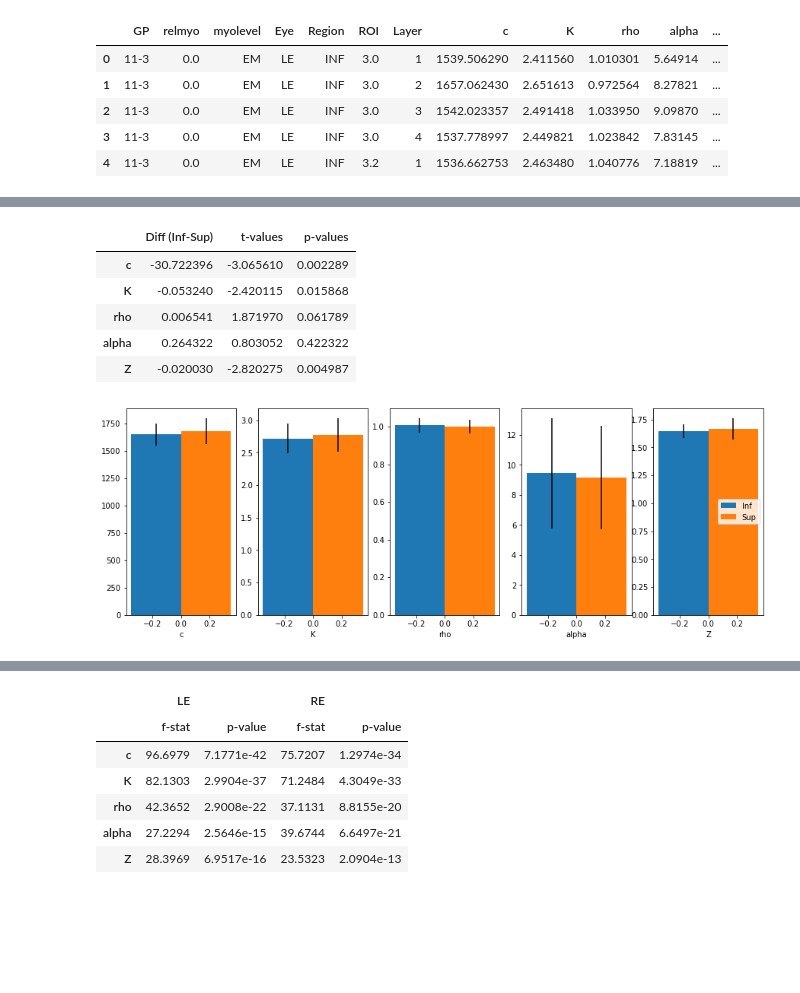
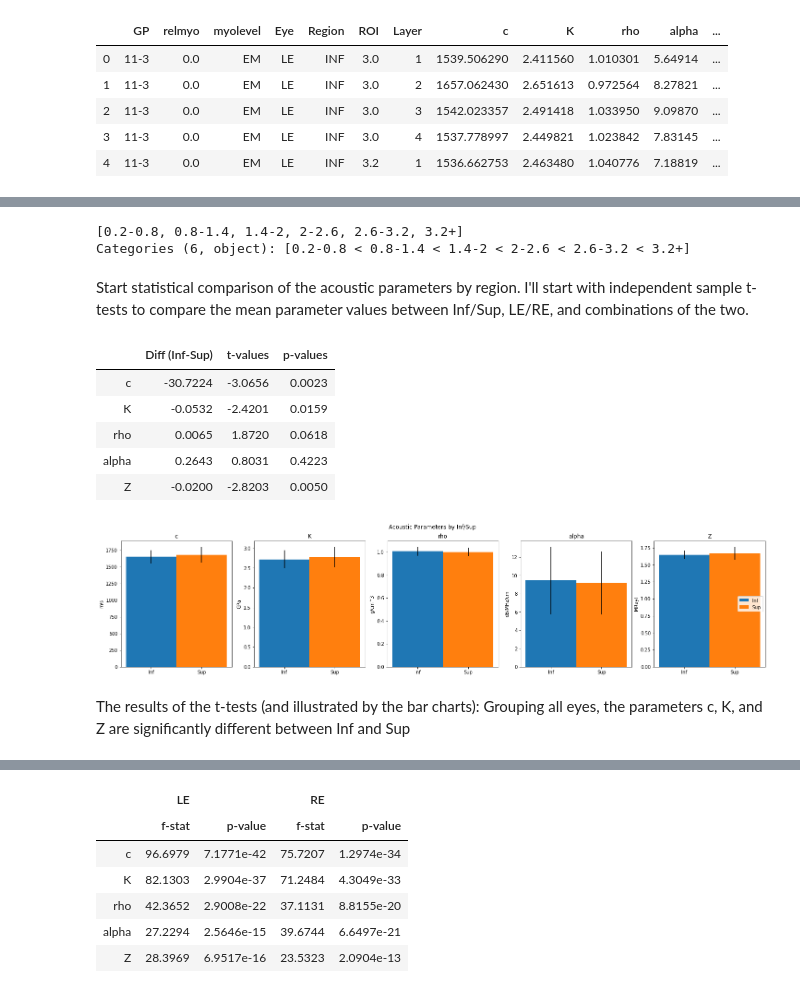
Before and after one commit to cameronhoerig/Riverside, a Jupyter notebook: SAM_Layering/QAM_Only_Hoang_Spreadsheet/QAM_Results_All_Eyes.ipynb, the cells around one changed output, grey strips where cells are left out. Cells and saved outputs as stored; diff of their text form; code cells hidden in the pictures; blank space fills up the shorter version.

```diff
--- a/SAM_Layering/QAM_Only_Hoang_Spreadsheet/QAM_Results_All_Eyes.ipynb
+++ b/SAM_Layering/QAM_Only_Hoang_Spreadsheet/QAM_Results_All_Eyes.ipynb
@@ -107,44 +113,62 @@ re_data.groupby('roi_bin').mean().plot.line(y='Z',ax=ax,color='red',label='RE')
+# %%
+le_count['roi_bin'].values
+# %% [output]
+[0.2-0.8, 0.8-1.4, 1.4-2, 2-2.6, 2.6-3.2, 3.2+]
+Categories (6, object): [0.2-0.8 < 0.8-1.4 < 1.4-2 < 2-2.6 < 2.6-3.2 < 3.2+]
+# %% [markdown]
+Start statistical comparison of the acoustic parameters by region. I'll start with independent sample t-tests to compare the mean parameter values between Inf/Sup, LE/RE, and combinations of the two.
 # %%
 # Start comparing the parameter values. First, Inf vs Sup
 param_list = ['c','K','rho','alpha','Z'] # List of parameters for comparison
+units_list = ['m/s','GPa','g/cm^3','dB/MHz/cm','MRayl']
 num_param = len(param_list)
 
-this_fig,this_ax = plt.subplots(1,num_param,figsize=((3*num_param),5))
+this_fig,this_ax = plt.subplots(1,num_param,figsize=((5*num_param),5))
 this_ax = this_ax.ravel()
 
 # First, for all eyes, compare parameters in Inf vs Sup
 inf_data = in_data[in_data['Region'] == 'INF']
 sup_data = in_data[in_data['Region'] == 'SUP']
 
 param_diff = np.zeros((num_param,3)) # column 1 is mean diff, column 2 is t-values, column 3 is p-values
 
 for pp in range(num_param):
     this_param = param_list[pp]
     this_t, this_p = scipy.stats.ttest_ind(inf_data[this_param],sup_data[this_param])
     this_diff = inf_data[this_param].mean() - sup_data[this_param].mean()
     param_diff[pp,:] = [this_diff,this_t,this_p]
 
     p_x = [this_param, this_param]
     p_y = [inf_data[this_param].mean(), sup_data[this_param].mean()]
     p_err = [inf_data[this_param].std(), sup_data[this_param].std()]
 
     b_width = 0.35
     this_ax[pp].bar(x=-b_width/2,height=p_y[0],width=b_width,label='Inf',yerr=p_err[0],color='tab:blue')
     this_ax[pp].bar(x=+b_width/2,height=p_y[1],width=b_width,label='Sup',yerr=p_err[1],color='tab:orange')
-    this_ax[pp].set_xlabel(this_param)
+    this_ax[pp].set_title(this_param)
+    this_ax[pp].set_ylabel(units_list[pp])
+    this_ax[pp].set_xticks([-b_width/2,b_width/2])
+    this_ax[pp].set_xticklabels(['Inf','Sup'])
 
 this_ax[-1].legend(loc='center right')
+this_fig.suptitle('Acoustic Parameters by Inf/Sup')
+
+this_fig.savefig(r'.\inf_sup_comp.png',dpi=150)
+
 # Create a DataFrame from the t-test results
 this_df = pd.DataFrame(param_diff,columns=['Diff (Inf-Sup)','t-values','p-values'],index=param_list)
 display(this_df)
 # %% [output]
 |  | Diff (Inf-Sup) | t-values | p-values |
-| c | -30.722396 | -3.065610 | 0.002289 |
-| K | -0.053240 | -2.420115 | 0.015868 |
-| rho | 0.006541 | 1.871970 | 0.061789 |
-| alpha | 0.264322 | 0.803052 | 0.422322 |
-| Z | -0.020030 | -2.820275 | 0.004987 |
+| c | -30.7224 | -3.0656 | 0.0023 |
+| K | -0.0532 | -2.4201 | 0.0159 |
+| rho | 0.0065 | 1.8720 | 0.0618 |
+| alpha | 0.2643 | 0.8031 | 0.4223 |
+| Z | -0.0200 | -2.8203 | 0.0050 |
-[figure, old version]
+[figure, new version]
+# %% [markdown]
+The results of the t-tests (and illustrated by the bar charts):
+    Grouping all eyes, the parameters c, K, and Z are significantly different between Inf and Sup
 # %%
 # Repeat the Inf-Sup comparisons for LE and RE individually. Then compare LE-RE for Inf and Sup
 le_param_diff = np.zeros((num_param,3))
```
Also changed, not shown: parts of 35 cells of this notebook.
